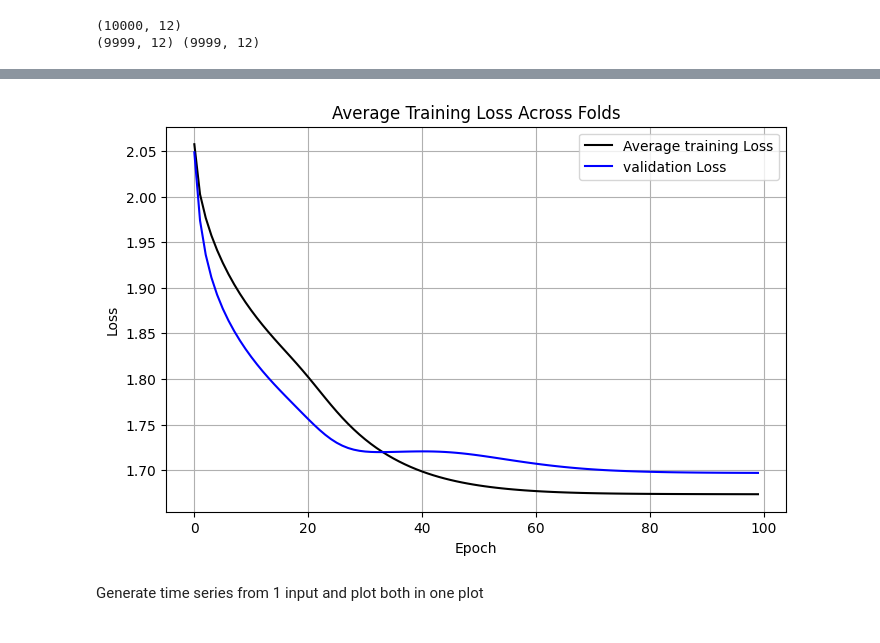
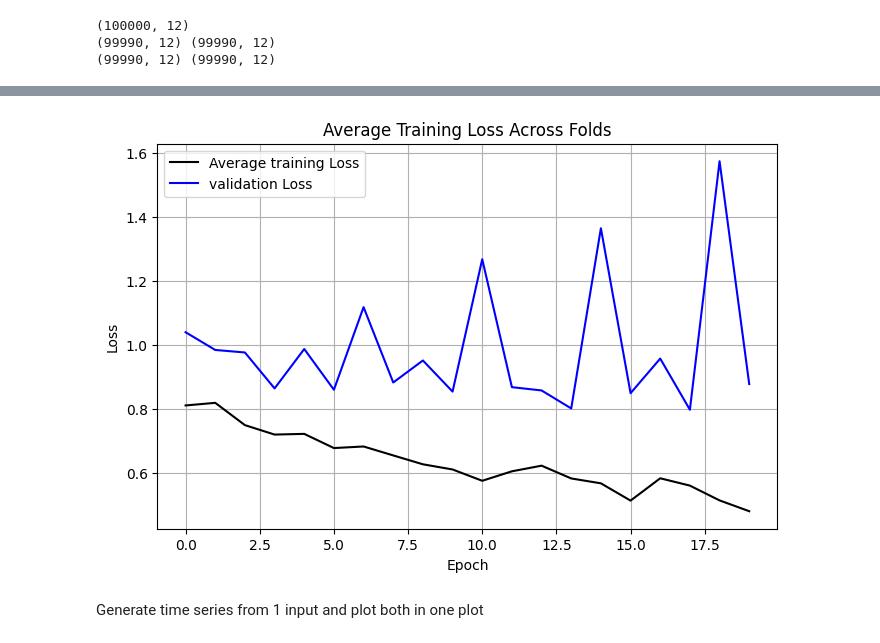
Before and after one commit to WoutTeillers/Advances_machine_learning, a Jupyter notebook: nb.ipynb, the cells around one changed output, grey strips where cells are left out. Drawn from its saved outputs; the diff is of its cells as text; code cells hidden in the pictures.

Commit message:
normalized training data and added sliding window,

```diff
--- a/nb.ipynb
+++ b/nb.ipynb
@@ -63,9 +60,14 @@ from tensorflow.keras.layers import LSTM, Dense
 
 print(data.shape)
 
+lag = 10  # number of lagged time steps to as labels
 # # Create lagged features
-X = data[:-1]
-y = data[1:]
+X = data[:-lag]
+y = data[lag:]
+
+
+
+
 
 print(X.shape, y.shape)
 
@@ -74,12 +76,28 @@ train_size = int(0.8 * len(X))
 X_train, X_test = X[:train_size], X[train_size:]
 y_train, y_test = y[:train_size], y[train_size:]
 
-# # Reshape the input data to 3D for LSTM
-X_train = np.reshape(X_train, (X_train.shape[0], 1, X_train.shape[1]))
-X_test = np.reshape(X_test, (X_test.shape[0], 1, X_test.shape[1]))
+
+
+scaler = MinMaxScaler(feature_range=(0, 1))
+
+# Fit on training data and transform
+X_train = scaler.fit_transform(X_train)
+
+# Transform test data using the same scaler
+X_test = scaler.transform(X_test)
+
+seq_len = 10
+X_train = np.array([X_train[i:i+seq_len] for i in range(len(X_train)-seq_len)])
+X_test = np.array([X_test[i:i+seq_len] for i in range(len(X_test)-seq_len)])
+
+print(X.shape, y.shape)
+# # # Reshape the input data to 3D for LSTM
+# X_train = np.reshape(X_train, (X_train.shape[0], 1, X_train.shape[1]))
+# X_test = np.reshape(X_test, (X_test.shape[0], 1, X_test.shape[1]))
 # %% [output]
-(10000, 12)
-(9999, 12) (9999, 12)
+(100000, 12)
+(99990, 12) (99990, 12)
+(99990, 12) (99990, 12)
 # %%
 
 
@@ -141,19 +159,21 @@ class PowerLoss(nn.Module):
         return torch.mean(torch.abs(y_pred - y_true) ** self.p)
 
 input_window_size = 12
-hidden_size = 2
-num_layers = 20
+hidden_size = 128
+num_layers = 2
 
 model = LSTM(input_window_size, hidden_size, num_layers)
 
 criterion = PowerLoss()
-optimizer = torch.optim.Adam(model.parameters(), lr=0.001)
+optimizer = torch.optim.Adam(model.parameters(), lr=1e-4)
 
-losses, val_loss = model.training_loop_cv(num_epochs = 100,
-                    criterion = criterion,
-                    optimizer = optimizer,
-                    trainX = X_train,
-                    trainY = y_train)
+losses, val_loss = model.training_loop_cv(
+    num_epochs = 20,
+    criterion = criterion,
+    optimizer = optimizer,
+    trainX = X_train,
+    trainY = y_train
+)
 
 losses_array = np.array(losses)        # shape: (num_folds, num_epochs)
 avg_loss = np.mean(losses_array, axis=0)
@@ -179,4 +211,4 @@ Fold 5
-[figure, old version]
+[figure, new version]
 # %% [markdown]
 Generate time series from 1 input and plot both in one plot
 # %%
```
Also changed, not shown: parts of 7 cells of this notebook, 2 other files.
